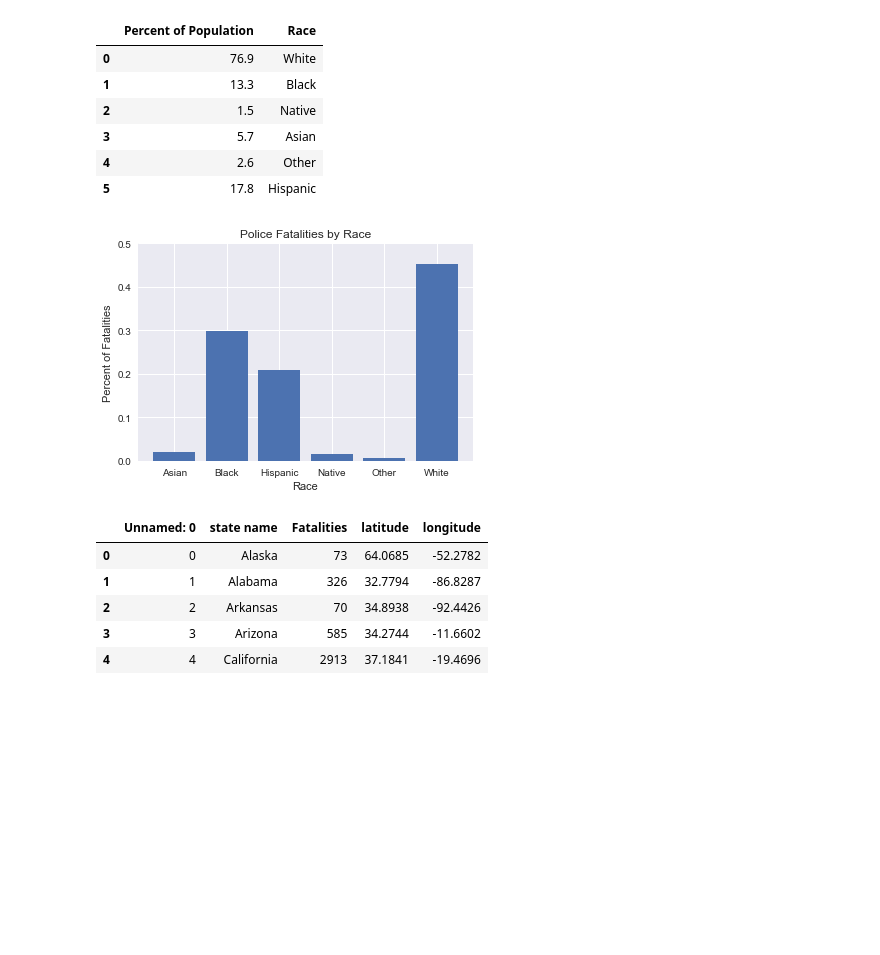
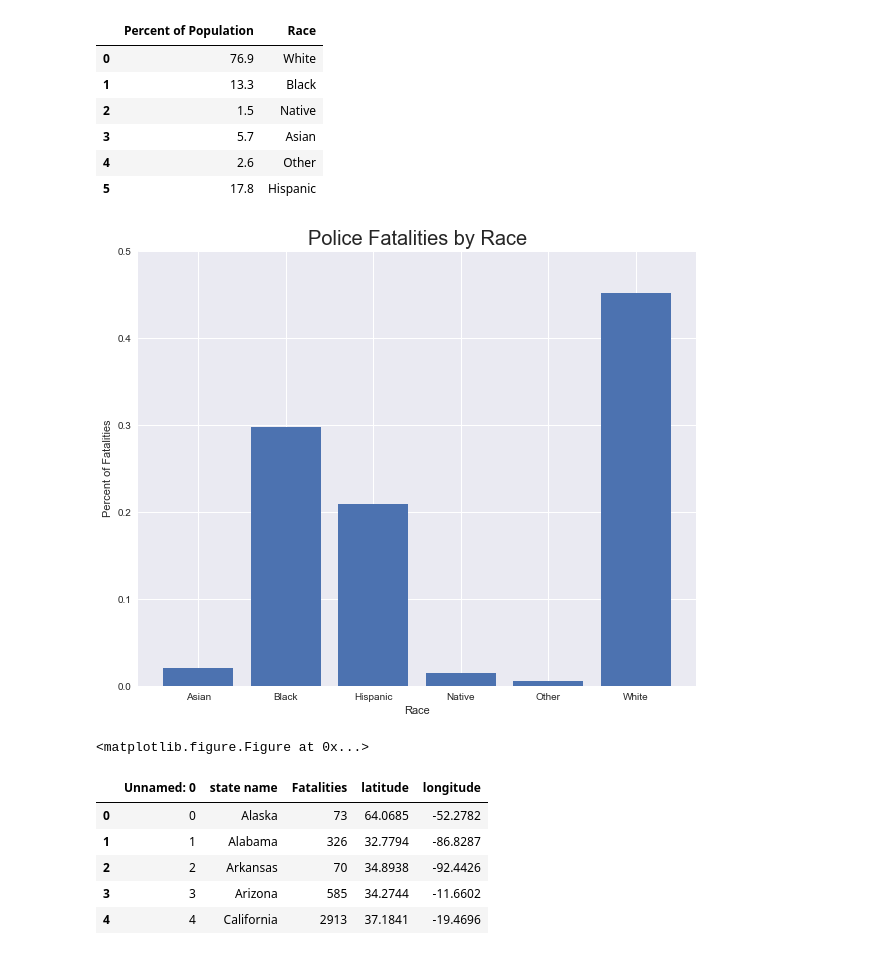
Before and after one commit to jkennedy74/DataViz_Project1, a Jupyter notebook: Plotting Fatalities Data.ipynb, the cells around one changed output. Saved outputs shown, nothing was run; the diff lists cells and outputs as text; code cells hidden in the pictures; blank space fills up the shorter version.

```diff
--- a/Plotting Fatalities Data.ipynb
+++ b/Plotting Fatalities Data.ipynb
@@ -97,25 +102,29 @@ us_demos_df
 | 4 | 2.6 | Other |
 | 5 | 17.8 | Hispanic |
 # %%
+fig, ax = plt.subplots(figsize=(10,8))
+
 # Indicate the labeling for the races
 labels = ['Asian', 'Black', 'Hispanic', 'Native', 'Other', 'White']
 
-sns.set()
-
 # Plot as a bar chart
-plt.bar(height = race_summary, x = labels)
+fig = plt.bar(height = race_summary, x = labels)
 
 # Add labeling
-plt.title("Police Fatalities by Race")
+plt.title("Police Fatalities by Race", size = 20)
 plt.ylabel("Percent of Fatalities")
 plt.xlabel("Race")
 
 # Adjust axes
 plt.ylim(0,0.5)
 
+#sns.set()
 plt.show()
+
+plt.savefig("shootingsbyrace.png")
 # %% [output]
-[figure, old version]
+[figure, new version]
+<matplotlib.figure.Figure at 0x...>
 # %%
 lat_lng_df = pd.read_csv('raw_data/lat_long_states_fatalities.csv')
 
```
Also changed, not shown: parts of 4 cells of this notebook, 6 other files.
